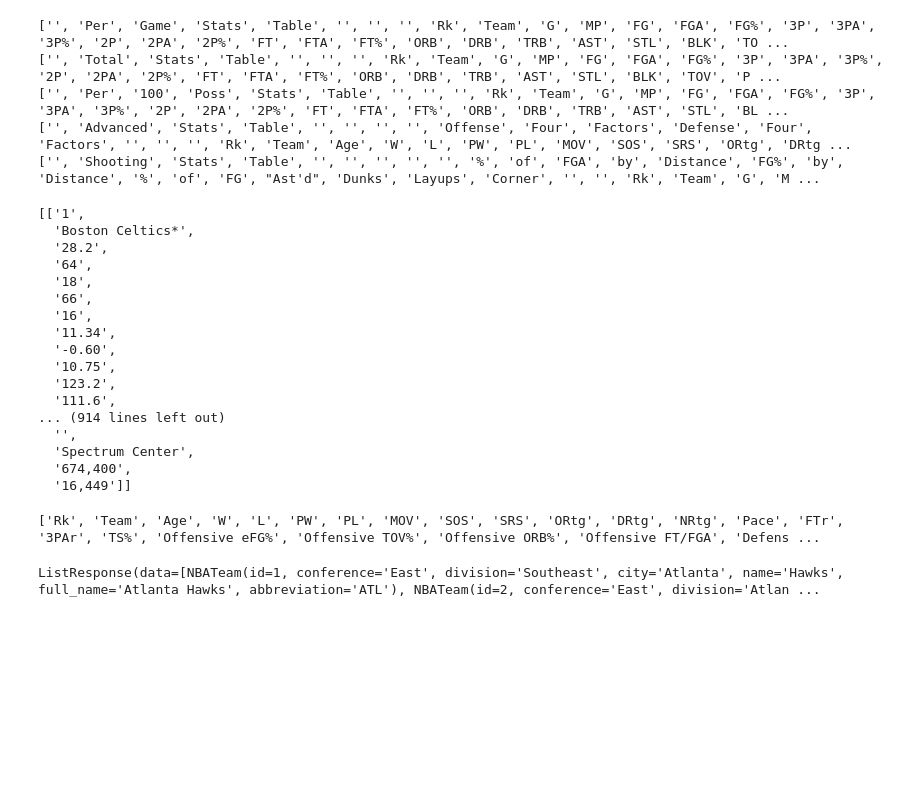
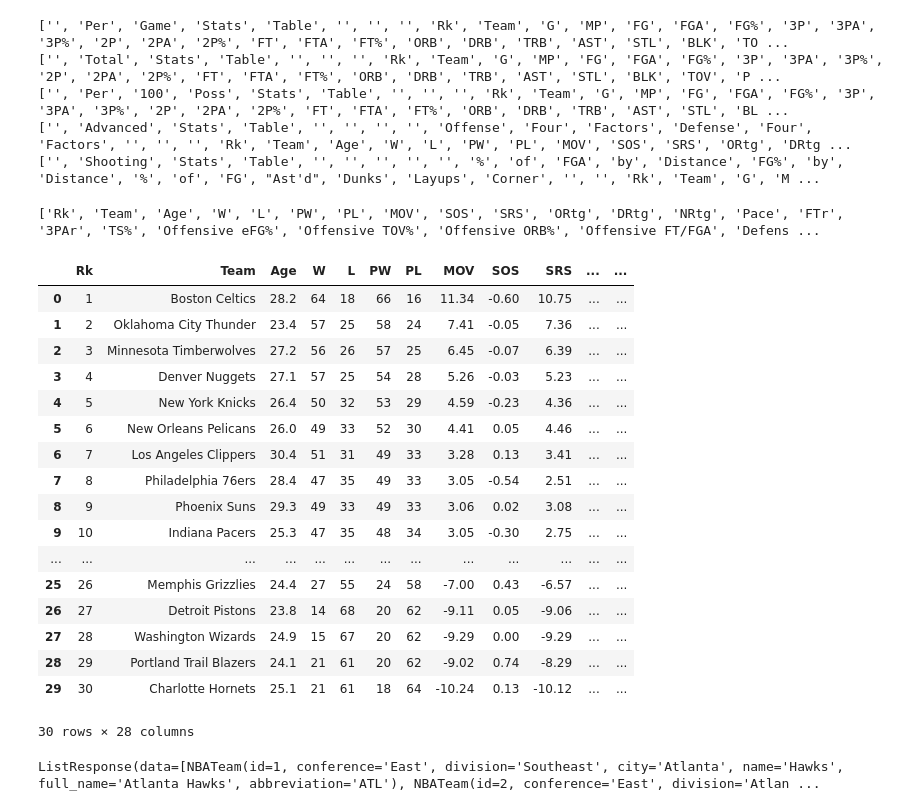
Before and after one commit to MaukanMir/Ball-Dont-Lie-API-, a Jupyter notebook: nba-games.ipynb, the cells around one changed output. Drawn from its saved outputs; the diff is of its cells as text; code cells hidden in the pictures; blank space fills up the shorter version.

Commit message:
added new headers

```diff
--- a/nba-games.ipynb
+++ b/nba-games.ipynb
@@ -54,33 +54,17 @@ for idx, table in enumerate(new_tables[4:]):
 # %%
 table = soup.find("table", {"id": "advanced-team"})
 
-# Extract the headers
-headers = [th.get_text(strip=True) for th in table.find("thead").find_all("th")]
+# # Extract the headers
+# headers = [th.get_text(strip=True) for th in table.find("thead").find_all("th")]
 
 rows = []
 for row in table.find("tbody").find_all("tr"):
     cells = row.find_all(["th", "td"])
-    rows.append([cell.get_text(strip=True) for cell in cells])
-
-rows
+    formatted_cell = [cell.get_text(strip=True) for cell in cells]
+    for clean_cell in formatted_cell:
+        if len(clean_cell) == 0:
+            formatted_cell.remove(clean_cell)
+    rows.append(formatted_cell)
-# %% [output]
-[['1',
-  'Boston Celtics*',
-  '28.2',
-  '64',
-  '18',
-  '66',
-  '16',
-  '11.34',
-  '-0.60',
-  '10.75',
-  '123.2',
-  '111.6',
-... (914 lines left out)
-  '',
-  'Spectrum Center',
-  '674,400',
-  '16,449']]
 # %%
 ## Advanced Stats Exraction
 headers = [
@@ -114,6 +98,31 @@ for header in headers:
 print(adjusted_headers)
 # %% [output]
 ['Rk', 'Team', 'Age', 'W', 'L', 'PW', 'PL', 'MOV', 'SOS', 'SRS', 'ORtg', 'DRtg', 'NRtg', 'Pace', 'FTr', '3PAr', 'TS%', 'Offensive eFG%', 'Offensive TOV%', 'Offensive ORB%', 'Offensive FT/FGA', 'Defens ...
+# %%
+df = pd.DataFrame(rows, columns=adjusted_headers)
+# %%
+df["Team"] = df["Team"].str.replace("*", "")
+# %%
+df
+# %% [output]
+|  | Rk | Team | Age | W | L | PW | PL | MOV | SOS | SRS | ... | ... |
+| 0 | 1 | Boston Celtics | 28.2 | 64 | 18 | 66 | 16 | 11.34 | -0.60 | 10.75 | ... | ... |
+| 1 | 2 | Oklahoma City Thunder | 23.4 | 57 | 25 | 58 | 24 | 7.41 | -0.05 | 7.36 | ... | ... |
+| 2 | 3 | Minnesota Timberwolves | 27.2 | 56 | 26 | 57 | 25 | 6.45 | -0.07 | 6.39 | ... | ... |
+| 3 | 4 | Denver Nuggets | 27.1 | 57 | 25 | 54 | 28 | 5.26 | -0.03 | 5.23 | ... | ... |
+| 4 | 5 | New York Knicks | 26.4 | 50 | 32 | 53 | 29 | 4.59 | -0.23 | 4.36 | ... | ... |
+| 5 | 6 | New Orleans Pelicans | 26.0 | 49 | 33 | 52 | 30 | 4.41 | 0.05 | 4.46 | ... | ... |
+| 6 | 7 | Los Angeles Clippers | 30.4 | 51 | 31 | 49 | 33 | 3.28 | 0.13 | 3.41 | ... | ... |
+| 7 | 8 | Philadelphia 76ers | 28.4 | 47 | 35 | 49 | 33 | 3.05 | -0.54 | 2.51 | ... | ... |
+| 8 | 9 | Phoenix Suns | 29.3 | 49 | 33 | 49 | 33 | 3.06 | 0.02 | 3.08 | ... | ... |
+| 9 | 10 | Indiana Pacers | 25.3 | 47 | 35 | 48 | 34 | 3.05 | -0.30 | 2.75 | ... | ... |
+| ... | ... | ... | ... | ... | ... | ... | ... | ... | ... | ... | ... | ... |
+| 25 | 26 | Memphis Grizzlies | 24.4 | 27 | 55 | 24 | 58 | -7.00 | 0.43 | -6.57 | ... | ... |
+| 26 | 27 | Detroit Pistons | 23.8 | 14 | 68 | 20 | 62 | -9.11 | 0.05 | -9.06 | ... | ... |
+| 27 | 28 | Washington Wizards | 24.9 | 15 | 67 | 20 | 62 | -9.29 | 0.00 | -9.29 | ... | ... |
+| 28 | 29 | Portland Trail Blazers | 24.1 | 21 | 61 | 20 | 62 | -9.02 | 0.74 | -8.29 | ... | ... |
+| 29 | 30 | Charlotte Hornets | 25.1 | 21 | 61 | 18 | 64 | -10.24 | 0.13 | -10.12 | ... | ... |
+30 rows × 28 columns
 # %%
 years = [str(year) for year in range(1970, 2025)]
 pages = range(1, 4)
```
